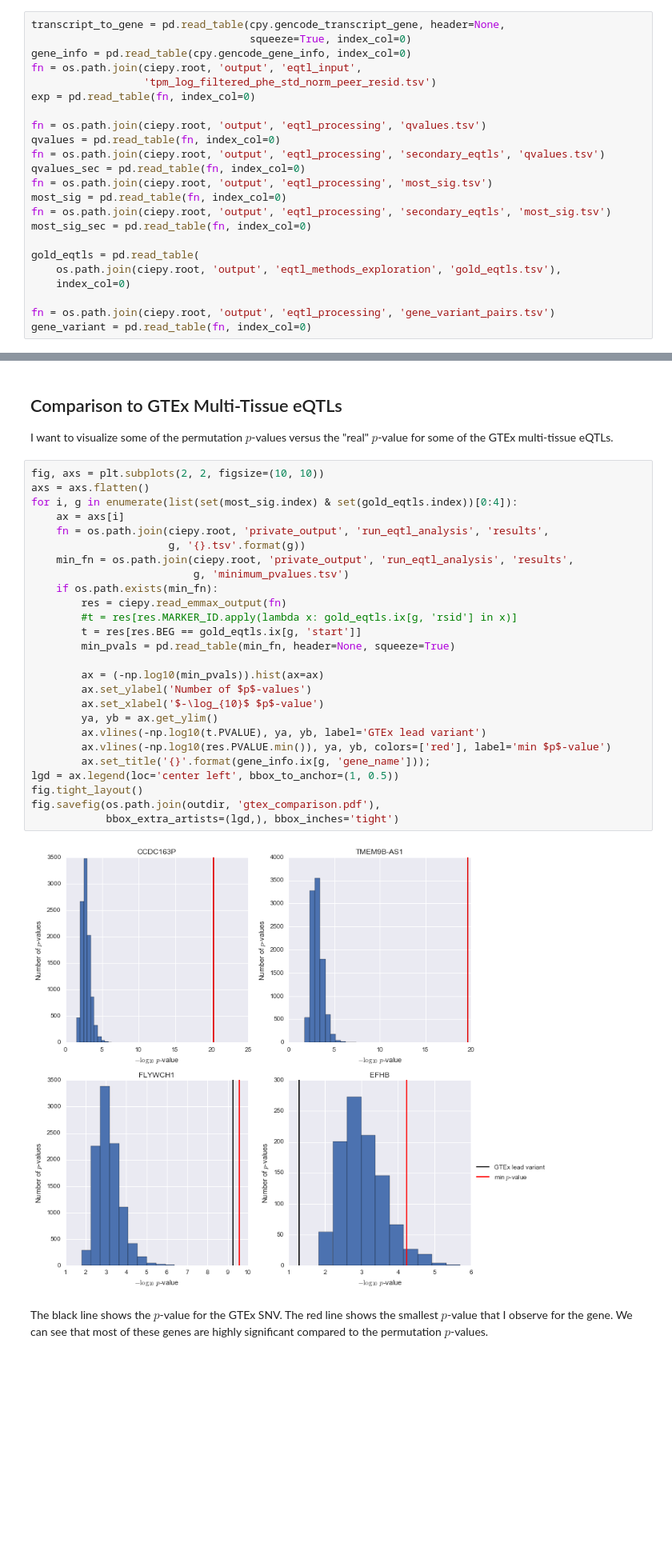
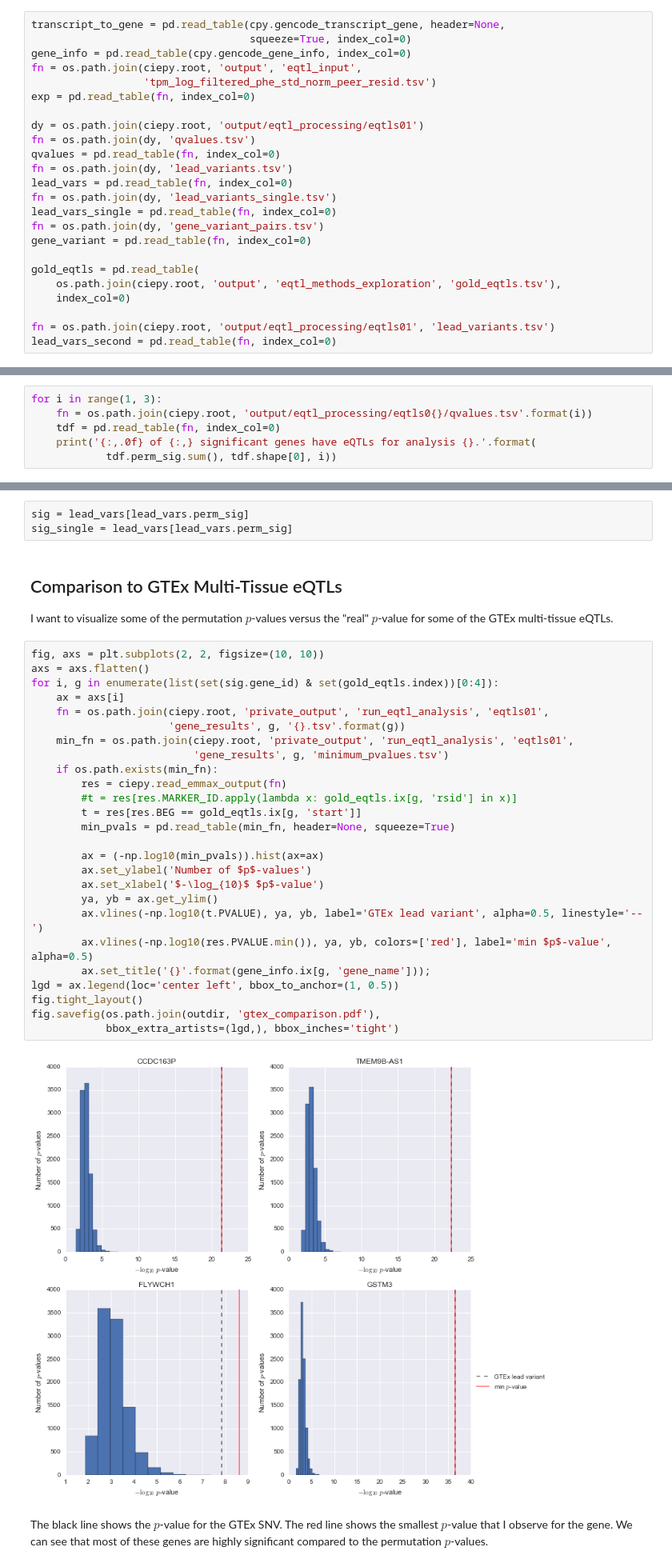
Before and after one commit to frazer-lab/cardips-ipsc-eqtl, a Jupyter notebook: notebooks/eQTL Analysis.ipynb, the cells around one changed output, grey strips where cells are left out. Shown at 80% size. Cells and saved outputs as stored; diff of their text form; blank space fills up the shorter version.

```diff
--- a/notebooks/eQTL Analysis.ipynb
+++ b/notebooks/eQTL Analysis.ipynb
@@ -49,21 +44,22 @@ fn = os.path.join(ciepy.root, 'output', 'eqtl_input',
                   'tpm_log_filtered_phe_std_norm_peer_resid.tsv')
 exp = pd.read_table(fn, index_col=0)
 
-fn = os.path.join(ciepy.root, 'output', 'eqtl_processing', 'qvalues.tsv')
+dy = os.path.join(ciepy.root, 'output/eqtl_processing/eqtls01')
+fn = os.path.join(dy, 'qvalues.tsv')
 qvalues = pd.read_table(fn, index_col=0)
-fn = os.path.join(ciepy.root, 'output', 'eqtl_processing', 'secondary_eqtls', 'qvalues.tsv')
-qvalues_sec = pd.read_table(fn, index_col=0)
-fn = os.path.join(ciepy.root, 'output', 'eqtl_processing', 'most_sig.tsv')
-most_sig = pd.read_table(fn, index_col=0)
-fn = os.path.join(ciepy.root, 'output', 'eqtl_processing', 'secondary_eqtls', 'most_sig.tsv')
-most_sig_sec = pd.read_table(fn, index_col=0)
+fn = os.path.join(dy, 'lead_variants.tsv')
+lead_vars = pd.read_table(fn, index_col=0)
+fn = os.path.join(dy, 'lead_variants_single.tsv')
+lead_vars_single = pd.read_table(fn, index_col=0)
+fn = os.path.join(dy, 'gene_variant_pairs.tsv')
+gene_variant = pd.read_table(fn, index_col=0)
 
 gold_eqtls = pd.read_table(
     os.path.join(ciepy.root, 'output', 'eqtl_methods_exploration', 'gold_eqtls.tsv'),
     index_col=0)
 
-fn = os.path.join(ciepy.root, 'output', 'eqtl_processing', 'gene_variant_pairs.tsv')
-gene_variant = pd.read_table(fn, index_col=0)
+fn = os.path.join(ciepy.root, 'output/eqtl_processing/eqtls01', 'lead_variants.tsv')
+lead_vars_second = pd.read_table(fn, index_col=0)
 # %% [markdown]
 ## Summary
 # %%
@@ -80,0 +70,6 @@ most_sig = most_sig.join(qvalues, rsuffix='_perm')
+# %%
+for i in range(1, 3):
+    fn = os.path.join(ciepy.root, 'output/eqtl_processing/eqtls0{}/qvalues.tsv'.format(i))
+    tdf = pd.read_table(fn, index_col=0)
+    print('{:,.0f} of {:,} significant genes have eQTLs for analysis {}.'.format(
+            tdf.perm_sig.sum(), tdf.shape[0], i))
@@ -96,3 +95,6 @@ sum(gene_variant.marker_id.apply(lambda x: 'CNV' in x))
+# %%
+sig = lead_vars[lead_vars.perm_sig]
+sig_single = lead_vars[lead_vars.perm_sig]
 # %% [markdown]
 ## Comparison to GTEx Multi-Tissue eQTLs
 
@@ -101,31 +103,31 @@ for some of the GTEx multi-tissue eQTLs.
 # %%
 fig, axs = plt.subplots(2, 2, figsize=(10, 10))
 axs = axs.flatten()
-for i, g in enumerate(list(set(most_sig.index) & set(gold_eqtls.index))[0:4]):
+for i, g in enumerate(list(set(sig.gene_id) & set(gold_eqtls.index))[0:4]):
     ax = axs[i]
-    fn = os.path.join(ciepy.root, 'private_output', 'run_eqtl_analysis', 'results',
-                      g, '{}.tsv'.format(g))
-    min_fn = os.path.join(ciepy.root, 'private_output', 'run_eqtl_analysis', 'results',
-                          g, 'minimum_pvalues.tsv')
+    fn = os.path.join(ciepy.root, 'private_output', 'run_eqtl_analysis', 'eqtls01',
+                      'gene_results', g, '{}.tsv'.format(g))
+    min_fn = os.path.join(ciepy.root, 'private_output', 'run_eqtl_analysis', 'eqtls01',
+                          'gene_results', g, 'minimum_pvalues.tsv')
     if os.path.exists(min_fn):
         res = ciepy.read_emmax_output(fn)
         #t = res[res.MARKER_ID.apply(lambda x: gold_eqtls.ix[g, 'rsid'] in x)]
         t = res[res.BEG == gold_eqtls.ix[g, 'start']]
         min_pvals = pd.read_table(min_fn, header=None, squeeze=True)
 
         ax = (-np.log10(min_pvals)).hist(ax=ax)
         ax.set_ylabel('Number of $p$-values')
         ax.set_xlabel('$-\log_{10}$ $p$-value')
         ya, yb = ax.get_ylim()
-        ax.vlines(-np.log10(t.PVALUE), ya, yb, label='GTEx lead variant')
-        ax.vlines(-np.log10(res.PVALUE.min()), ya, yb, colors=['red'], label='min $p$-value')
+        ax.vlines(-np.log10(t.PVALUE), ya, yb, label='GTEx lead variant', alpha=0.5, linestyle='--')
+        ax.vlines(-np.log10(res.PVALUE.min()), ya, yb, colors=['red'], label='min $p$-value', alpha=0.5)
         ax.set_title('{}'.format(gene_info.ix[g, 'gene_name']));
 lgd = ax.legend(loc='center left', bbox_to_anchor=(1, 0.5))
 fig.tight_layout()
 fig.savefig(os.path.join(outdir, 'gtex_comparison.pdf'),
             bbox_extra_artists=(lgd,), bbox_inches='tight')
 # %% [output]
-[figure, old version]
+[figure, new version]
 # %% [markdown]
 The black line shows the $p$-value for the GTEx SNV. The red line shows the smallest $p$-value that
 I observe for the gene. We can see that most of these genes are highly significant compared to the
```
Also changed, not shown: parts of 62 cells of this notebook, 22 other files.
